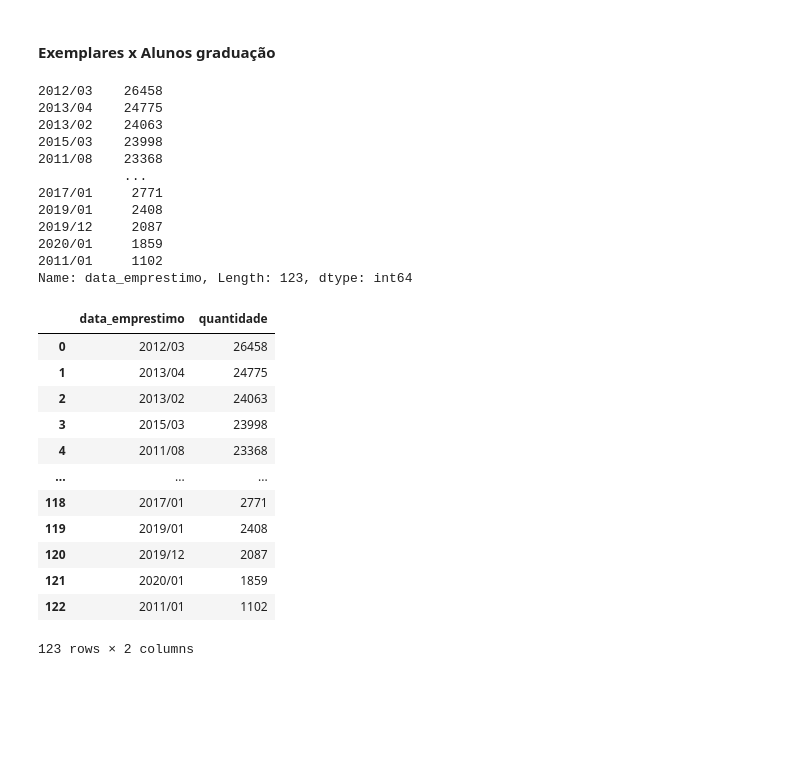
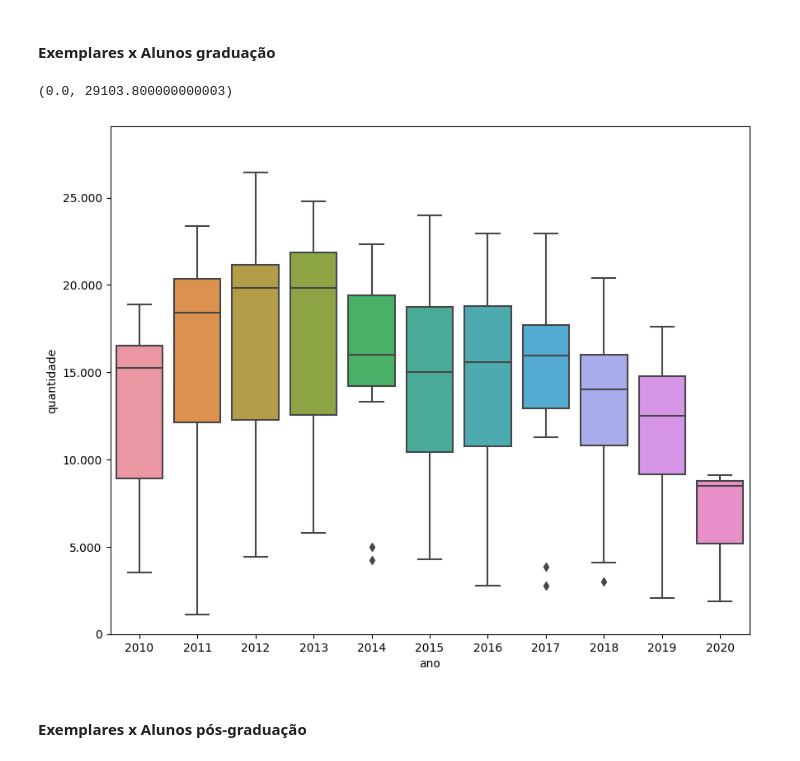
Before and after one commit to Mihvieira/Acervo_UFRN_7DaysofCode, a Jupyter notebook: Limpeza_e_análise (1).ipynb, the cells around one changed output. Cells and saved outputs as stored; diff of their text form; code cells hidden in the pictures; blank space fills up the shorter version.

```diff
--- a/Limpeza_e_análise (1).ipynb
+++ b/Limpeza_e_análise (1).ipynb
@@ -540,35 +540,21 @@ bibliotecas
 #### Exemplares x Alunos graduação
 # %%
 tipo_ano = emprestimo_exemplares.query('tipo_vinculo_usuario == "ALUNO DE GRADUAÇÃO"')
-tipo_ano['data_emprestimo'].dt.strftime('%Y/%m').value_counts()
+tipo2 = {}
+tipo2['ano'] = tipo_ano['data_emprestimo'].dt.year
+tipo2['mes'] = tipo_ano['data_emprestimo'].dt.month
+tipo2 = pd.DataFrame(tipo2)
-# %% [output]
-2012/03    26458
-2013/04    24775
-2013/02    24063
-2015/03    23998
-2011/08    23368
-           ...
-2017/01     2771
-2019/01     2408
-2019/12     2087
-2020/01     1859
-2011/01     1102
-Name: data_emprestimo, Length: 123, dtype: int64
-# %%
-tipo2 = tipo_ano['data_emprestimo'].dt.strftime('%Y/%m').value_counts().reset_index()
-tipo2.columns = ['data_emprestimo', 'quantidade']
-tipo2
-# %% [output]
-|  | data_emprestimo | quantidade |
-| 0 | 2012/03 | 26458 |
-| 1 | 2013/04 | 24775 |
-| 2 | 2013/02 | 24063 |
-| 3 | 2015/03 | 23998 |
-| 4 | 2011/08 | 23368 |
-| ... | ... | ... |
-| 118 | 2017/01 | 2771 |
-| 119 | 2019/01 | 2408 |
-| 120 | 2019/12 | 2087 |
-| 121 | 2020/01 | 1859 |
-| 122 | 2011/01 | 1102 |
-123 rows × 2 columns
+# %%
+tipo3 = tipo2[['ano', 'mes']].value_counts().to_frame('quantidade').reset_index()
+tipo3.columns = ['ano','mes', 'quantidade']
+# %%
+from matplotlib import ticker
+plt.figure(figsize=(10,8))
+ax = sns.boxplot(y= 'quantidade', x= 'ano', data= tipo3)
+ax.yaxis.set_major_formatter(ticker.FuncFormatter(lambda x, p: format(int(x), ',').replace(',','.')))
+plt.ylim(0,max(tipo3['quantidade'])*1.1)
+# %% [output]
+(0.0, 29103.800000000003)
+[figure, added]
+# %% [markdown]
+#### Exemplares x Alunos pós-graduação
```
Also changed, not shown: parts of 51 cells of this notebook.
